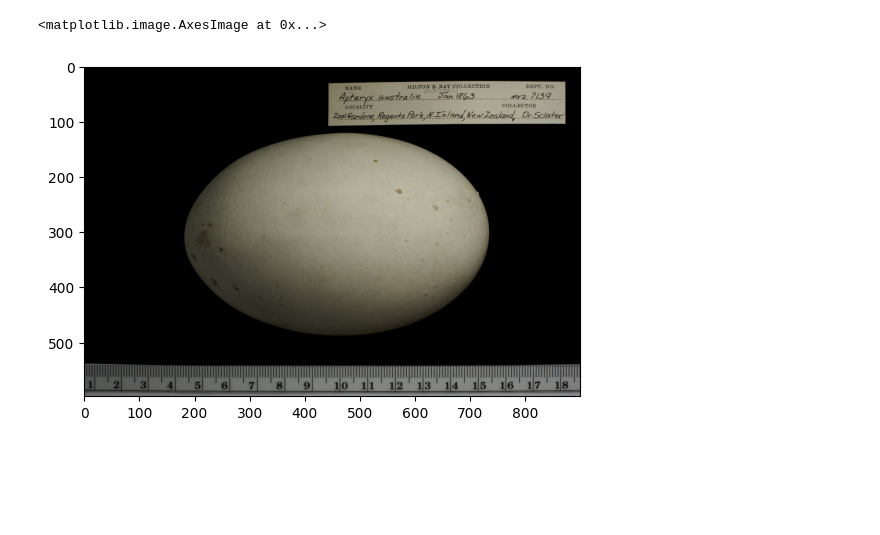
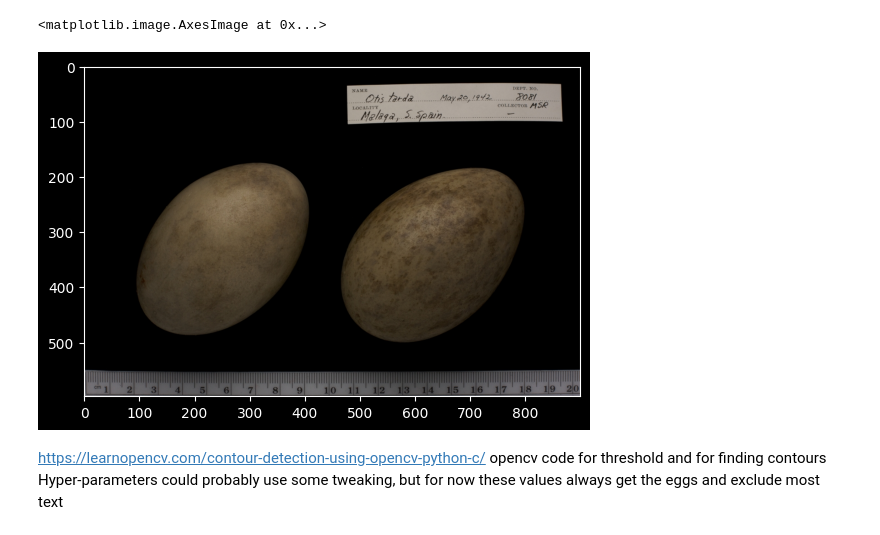
Before and after one commit to RomeBits/BirdEggSpecies, a Jupyter notebook: testing.ipynb, the cells around one changed output. Cells and saved outputs as stored; diff of their text form; code cells hidden in the pictures; blank space fills up the shorter version.

Commit message:
trying to get color right

```diff
--- a/testing.ipynb
+++ b/testing.ipynb
@@ -1,14 +1,19 @@
 # %%
 from urllib.request import urlopen
-import numpy as np
+from matplotlib import pyplot
+
 import matplotlib.pyplot as plt
 import pandas as pd
+import numpy as np
 import cv2
+
+# If we are using PyCharm dark mode, the image will be inverted unless we do this
+pyplot.style.use('dark_background')
 # %%
 data = pd.read_csv('California_Egg_Data.csv')
 image_urls = data['IMAGE URL']
 # %%
-req = urlopen(image_urls[0])
+req = urlopen(image_urls[2100])
 # %%
 image = np.asarray(bytearray(req.read()), dtype="uint8")
 image = cv2.imdecode(image, cv2.IMREAD_COLOR)
@@ -16,7 +20,7 @@ im = np.array(image)
 # %%
-im = cv2.cvtColor(im, cv2.COLOR_BGR2RGB)
+image = cv2.cvtColor(image, cv2.COLOR_BGR2RGB)
 # %%
-plt.imshow(im)
+plt.imshow(image)
 # %% [output]
 <matplotlib.image.AxesImage at 0x...>
-[figure, old version]
+[figure, new version]
@@ -28,0 +29,4 @@ cv2.imwrite("./test.jpg", image)
+# %% [markdown]
+https://learnopencv.com/contour-detection-using-opencv-python-c/
+opencv code for threshold and for finding contours
+Hyper-parameters could probably use some tweaking, but for now these values always get the eggs and exclude most text
```
Also changed, not shown: parts of 11 cells of this notebook.
